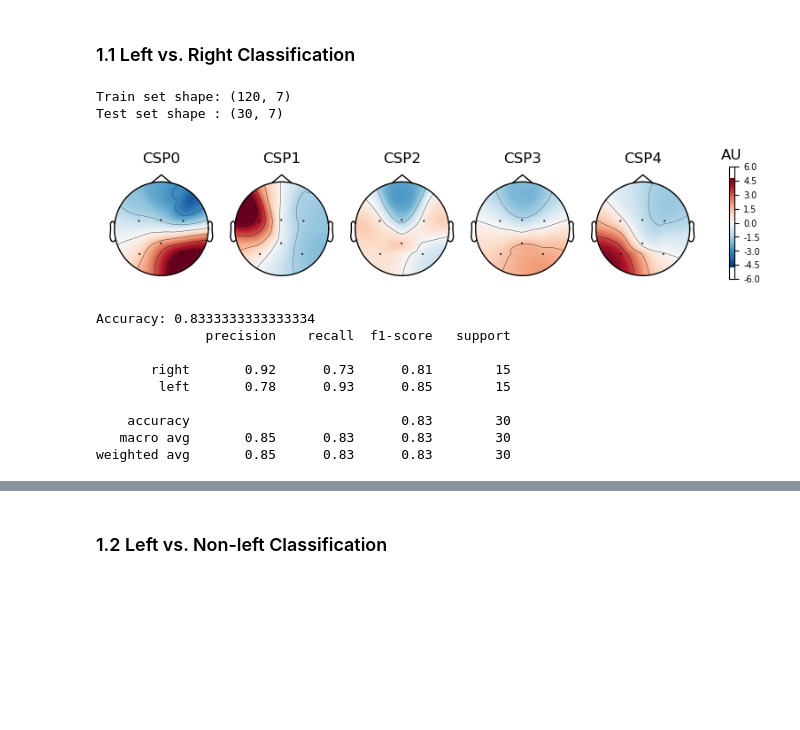
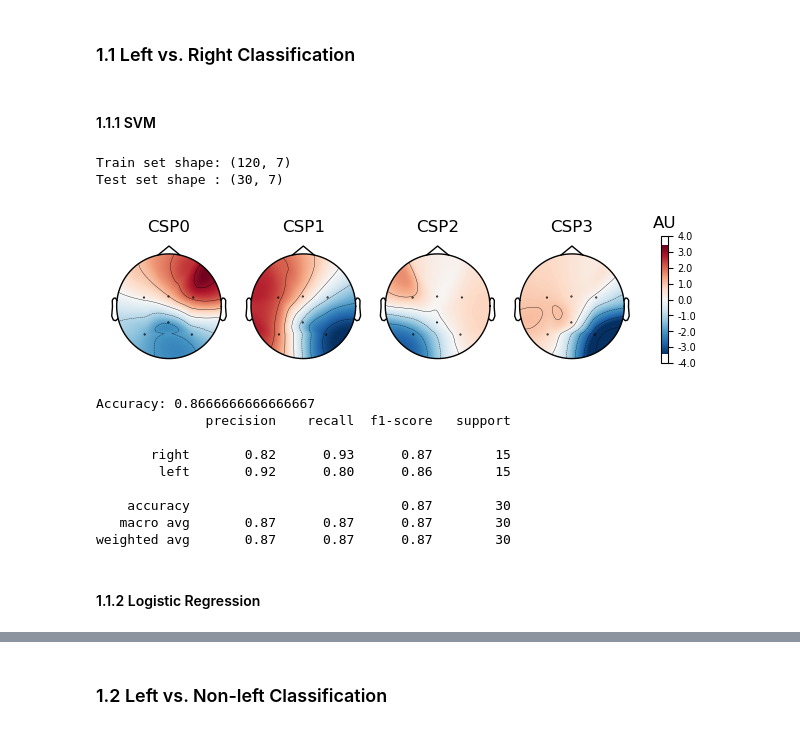
Before and after one commit to WasupolHengsritawat/Two-dimensional-Movement-Control-BCI, a Jupyter notebook: MI_offline_classification.ipynb, the cells around one changed output, grey strips where cells are left out. Cells and saved outputs as stored; diff of their text form; code cells hidden in the pictures; blank space fills up the shorter version.

```diff
--- a/MI_offline_classification.ipynb
+++ b/MI_offline_classification.ipynb
@@ -17,10 +20,14 @@ from sklearn.model_selection import train_test_split
 # %%
 # -- |Data details| --
-participant_id = 2
-session = 2
+participant_id = 0
+session = 3
 # -- |Data Selection| --
-initial_run = 3
+initial_run = 1
 n_run = 5
+
+# -- |Parameters| --
+tmin= -0.5
+tmax= 3
 
 # -- |Event dictionary| --
 # Set up your event name
@@ -64,12 +36,3 @@ def streams2mnedata(streams):
-# %%
-def preprocessing(rawArray):
-    # -- |Common Average Reference| --
-    mne_car = rawArray.copy().set_eeg_reference('average', verbose=False)
-
-    # -- |Bandpass filter| --
-    mne_alpha = mne_car.filter(l_freq=8.0, h_freq=13.0, fir_design='firwin',picks ='all', verbose=False)
-
-    return mne_alpha
 # %% [markdown]
 # **Raw Data Overview**
 # %%
@@ -119,7 +88,7 @@ for i in range(initial_run,initial_run+n_run):
     prepro_mne = preprocessing(raw_mne)
 
     # -- |Epoch Segmentation| --
-    epochs = mne.Epochs(prepro_mne, events, tmin= -0.5,  tmax= 3, event_id = events_id, preload = True,verbose=False,picks = ['C3','Cz','C4','PO7','Pz','PO8','EOG'])
+    epochs = mne.Epochs(prepro_mne, events, tmin= tmin,  tmax= tmax, event_id = events_id, preload = True,verbose=False,picks = ['C3','Cz','C4','PO7','Pz','PO8','EOG'])
 
     epochs_list.append(epochs)
 
@@ -134,6 +106,8 @@ epochs.set_montage(mne.channels.make_standard_montage('standard_1020'))
 ## Part 1: Without artifact removal
 # %% [markdown]
 ### 1.1 Left vs. Right Classification
+# %% [markdown]
+#### 1.1.1 SVM
 # %%
 mne.set_log_level(verbose=False)
 
@@ -142,7 +116,7 @@ X = epochs[['right','left']].get_data(copy=False)
 Y = epochs[['right','left']].events[:, -1]
 
 csp_list = []
-clf_list = []
+svm_list = []
 acc_list = []
 report_list = []
 
@@ -160,45 +134,47 @@ for i in range(2, len(epochs.ch_names) + 1):
 
     # -- |Classification| --
     # Split data into training and test sets
     X_train, X_test, Y_train, Y_test = train_test_split(X_transformed, Y, test_size = 0.2, random_state = 42, stratify=Y)
 
     # Classification
-    clf = Pipeline([('SVM', SVC(kernel='linear'))])
-    clf.fit(X_train, Y_train)
-    clf_list.append(clf)
+    svm = Pipeline([('SVM', SVC(kernel='linear'))])
+    svm.fit(X_train, Y_train)
+    svm_list.append(svm)
 
-    y_pred = clf.predict(X_test)
+    y_pred = svm.predict(X_test)
     accuracy = accuracy_score(Y_test, y_pred)
     acc_list.append(accuracy)
 
     report = classification_report(Y_test, y_pred, target_names=['right', 'left'])  # adjust target names accordingly
     report_list.append(report)
 
 # -- |Select CSP which gives maximum accuracy| --
 ind = np.argmax(acc_list)
 
 # -- |Print Data Shape| --
 print(f'Train set shape: {X_train.shape}')
 print(f'Test set shape : {X_test.shape}')
 
 # -- |Visualize CSP patterns| --
 csp = csp_list[ind]
 csp.plot_patterns(epochs.info);
 
 # -- |Classification results| --
-clf = clf_list[ind]
+svm = svm_list[ind]
 print(f"Accuracy: {acc_list[ind]}")
 print(report_list[ind])
 # %% [output]
 Train set shape: (120, 7)
 Test set shape : (30, 7)
-[figure, old version]
+[figure, new version]
-Accuracy: 0.8333333333333334
+Accuracy: 0.8666666666666667
               precision    recall  f1-score   support
 
-       right       0.92      0.73      0.81        15
-        left       0.78      0.93      0.85        15
+       right       0.82      0.93      0.87        15
+        left       0.92      0.80      0.86        15
 
-    accuracy                           0.83        30
-   macro avg       0.85      0.83      0.83        30
-weighted avg       0.85      0.83      0.83        30
+    accuracy                           0.87        30
+   macro avg       0.87      0.87      0.87        30
+weighted avg       0.87      0.87      0.87        30
+# %% [markdown]
+#### 1.1.2 Logistic Regression
```
Also changed, not shown: parts of 42 cells of this notebook, 10 other files.
